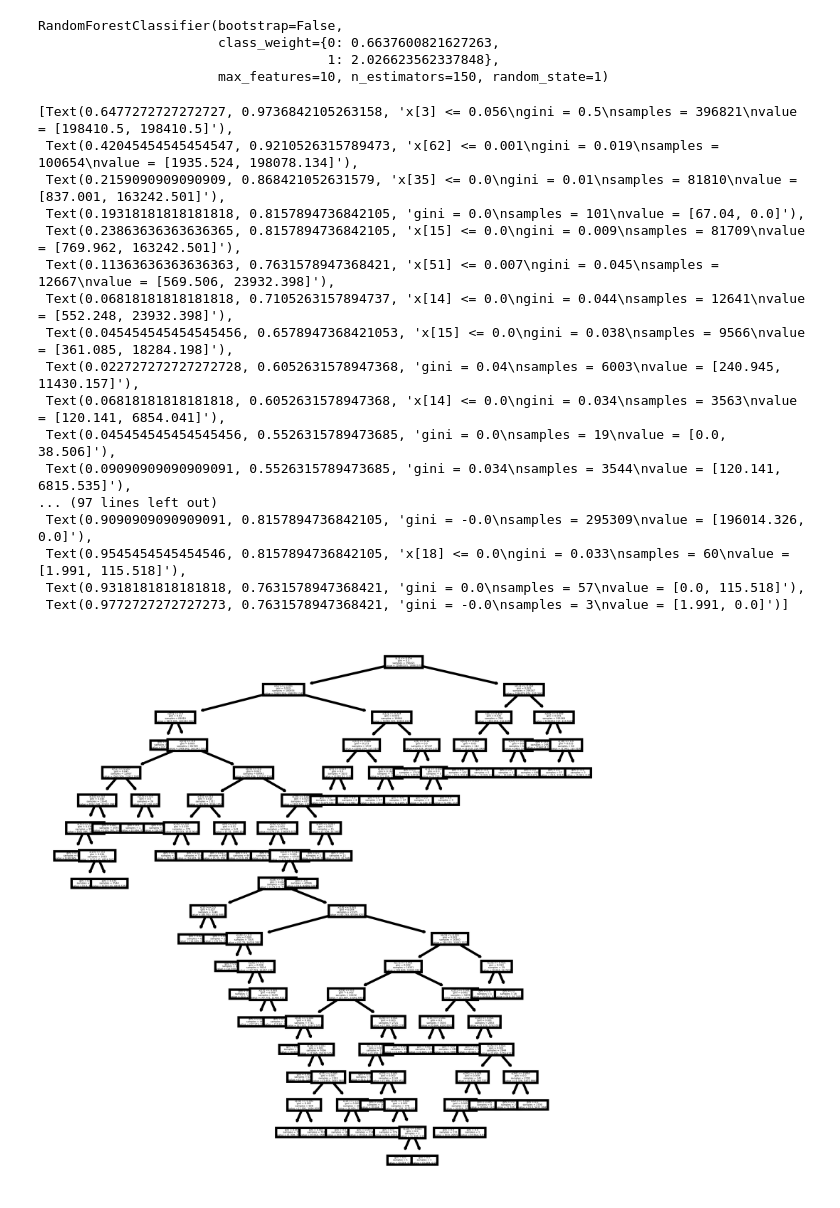
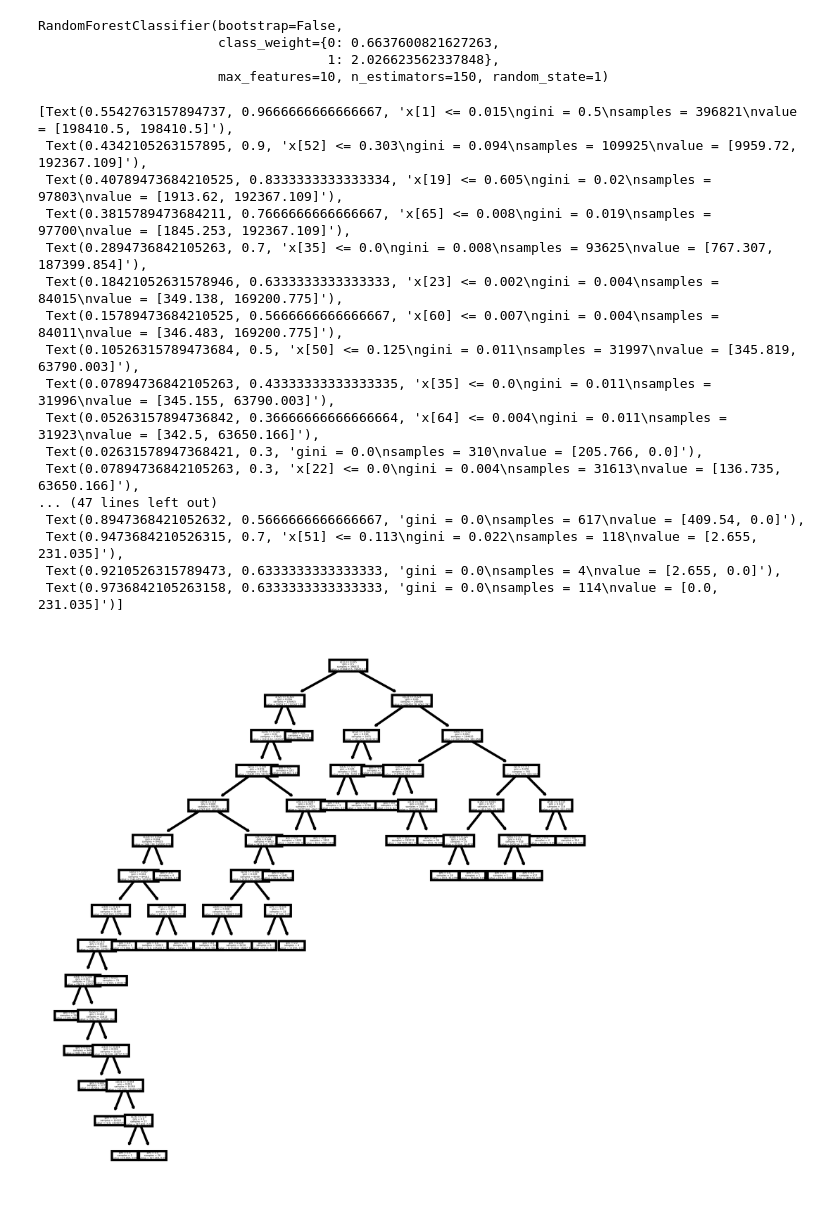
Before and after one commit to mjacker/MJCapstone, a Jupyter notebook: 5_Random_Forest_Classifier.ipynb, the cells around one changed output. Cells and saved outputs as stored; diff of their text form; code cells hidden in the pictures.

```diff
--- a/5_Random_Forest_Classifier.ipynb
+++ b/5_Random_Forest_Classifier.ipynb
@@ -278,23 +278,23 @@ from sklearn.tree import export_graphviz
 from sklearn import tree
 # %%
 fig, axes = plt.subplots(nrows = 1, ncols = 1, figsize = (4,4), dpi = 800)
-tree.plot_tree(model.estimators_[0])
+tree.plot_tree(model.estimators_[3])
 # %% [output]
-[Text(0.6477272727272727, 0.9736842105263158, 'x[3] <= 0.056\ngini = 0.5\nsamples = 396821\nvalue = [198410.5, 198410.5]'),
- Text(0.42045454545454547, 0.9210526315789473, 'x[62] <= 0.001\ngini = 0.019\nsamples = 100654\nvalue = [1935.524, 198078.134]'),
- Text(0.2159090909090909, 0.868421052631579, 'x[35] <= 0.0\ngini = 0.01\nsamples = 81810\nvalue = [837.001, 163242.501]'),
- Text(0.19318181818181818, 0.8157894736842105, 'gini = 0.0\nsamples = 101\nvalue = [67.04, 0.0]'),
- Text(0.23863636363636365, 0.8157894736842105, 'x[15] <= 0.0\ngini = 0.009\nsamples = 81709\nvalue = [769.962, 163242.501]'),
- Text(0.11363636363636363, 0.7631578947368421, 'x[51] <= 0.007\ngini = 0.045\nsamples = 12667\nvalue = [569.506, 23932.398]'),
- Text(0.06818181818181818, 0.7105263157894737, 'x[14] <= 0.0\ngini = 0.044\nsamples = 12641\nvalue = [552.248, 23932.398]'),
- Text(0.045454545454545456, 0.6578947368421053, 'x[15] <= 0.0\ngini = 0.038\nsamples = 9566\nvalue = [361.085, 18284.198]'),
- Text(0.022727272727272728, 0.6052631578947368, 'gini = 0.04\nsamples = 6003\nvalue = [240.945, 11430.157]'),
- Text(0.06818181818181818, 0.6052631578947368, 'x[14] <= 0.0\ngini = 0.034\nsamples = 3563\nvalue = [120.141, 6854.041]'),
- Text(0.045454545454545456, 0.5526315789473685, 'gini = 0.0\nsamples = 19\nvalue = [0.0, 38.506]'),
- Text(0.09090909090909091, 0.5526315789473685, 'gini = 0.034\nsamples = 3544\nvalue = [120.141, 6815.535]'),
-... (97 lines left out)
- Text(0.9090909090909091, 0.8157894736842105, 'gini = -0.0\nsamples = 295309\nvalue = [196014.326, 0.0]'),
- Text(0.9545454545454546, 0.8157894736842105, 'x[18] <= 0.0\ngini = 0.033\nsamples = 60\nvalue = [1.991, 115.518]'),
- Text(0.9318181818181818, 0.7631578947368421, 'gini = 0.0\nsamples = 57\nvalue = [0.0, 115.518]'),
- Text(0.9772727272727273, 0.7631578947368421, 'gini = -0.0\nsamples = 3\nvalue = [1.991, 0.0]')]
+[Text(0.5542763157894737, 0.9666666666666667, 'x[1] <= 0.015\ngini = 0.5\nsamples = 396821\nvalue = [198410.5, 198410.5]'),
+ Text(0.4342105263157895, 0.9, 'x[52] <= 0.303\ngini = 0.094\nsamples = 109925\nvalue = [9959.72, 192367.109]'),
+ Text(0.40789473684210525, 0.8333333333333334, 'x[19] <= 0.605\ngini = 0.02\nsamples = 97803\nvalue = [1913.62, 192367.109]'),
+ Text(0.3815789473684211, 0.7666666666666667, 'x[65] <= 0.008\ngini = 0.019\nsamples = 97700\nvalue = [1845.253, 192367.109]'),
+ Text(0.2894736842105263, 0.7, 'x[35] <= 0.0\ngini = 0.008\nsamples = 93625\nvalue = [767.307, 187399.854]'),
+ Text(0.18421052631578946, 0.6333333333333333, 'x[23] <= 0.002\ngini = 0.004\nsamples = 84015\nvalue = [349.138, 169200.775]'),
+ Text(0.15789473684210525, 0.5666666666666667, 'x[60] <= 0.007\ngini = 0.004\nsamples = 84011\nvalue = [346.483, 169200.775]'),
+ Text(0.10526315789473684, 0.5, 'x[50] <= 0.125\ngini = 0.011\nsamples = 31997\nvalue = [345.819, 63790.003]'),
+ Text(0.07894736842105263, 0.43333333333333335, 'x[35] <= 0.0\ngini = 0.011\nsamples = 31996\nvalue = [345.155, 63790.003]'),
+ Text(0.05263157894736842, 0.36666666666666664, 'x[64] <= 0.004\ngini = 0.011\nsamples = 31923\nvalue = [342.5, 63650.166]'),
+ Text(0.02631578947368421, 0.3, 'gini = 0.0\nsamples = 310\nvalue = [205.766, 0.0]'),
+ Text(0.07894736842105263, 0.3, 'x[22] <= 0.0\ngini = 0.004\nsamples = 31613\nvalue = [136.735, 63650.166]'),
+... (47 lines left out)
+ Text(0.8947368421052632, 0.5666666666666667, 'gini = 0.0\nsamples = 617\nvalue = [409.54, 0.0]'),
+ Text(0.9473684210526315, 0.7, 'x[51] <= 0.113\ngini = 0.022\nsamples = 118\nvalue = [2.655, 231.035]'),
+ Text(0.9210526315789473, 0.6333333333333333, 'gini = 0.0\nsamples = 4\nvalue = [2.655, 0.0]'),
+ Text(0.9736842105263158, 0.6333333333333333, 'gini = 0.0\nsamples = 114\nvalue = [0.0, 231.035]')]
-[figure, old version]
+[figure, new version]
```
Also changed, not shown: parts of 1 cell of this notebook, 1 other file.
